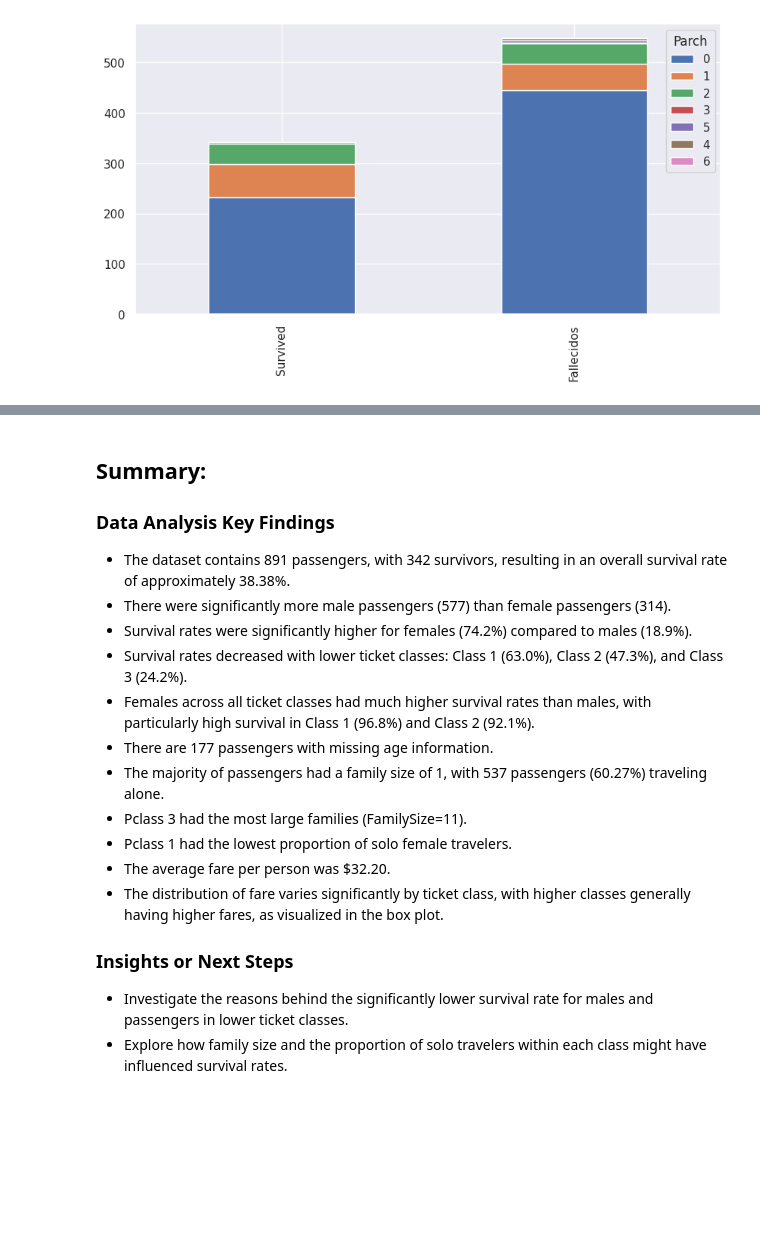
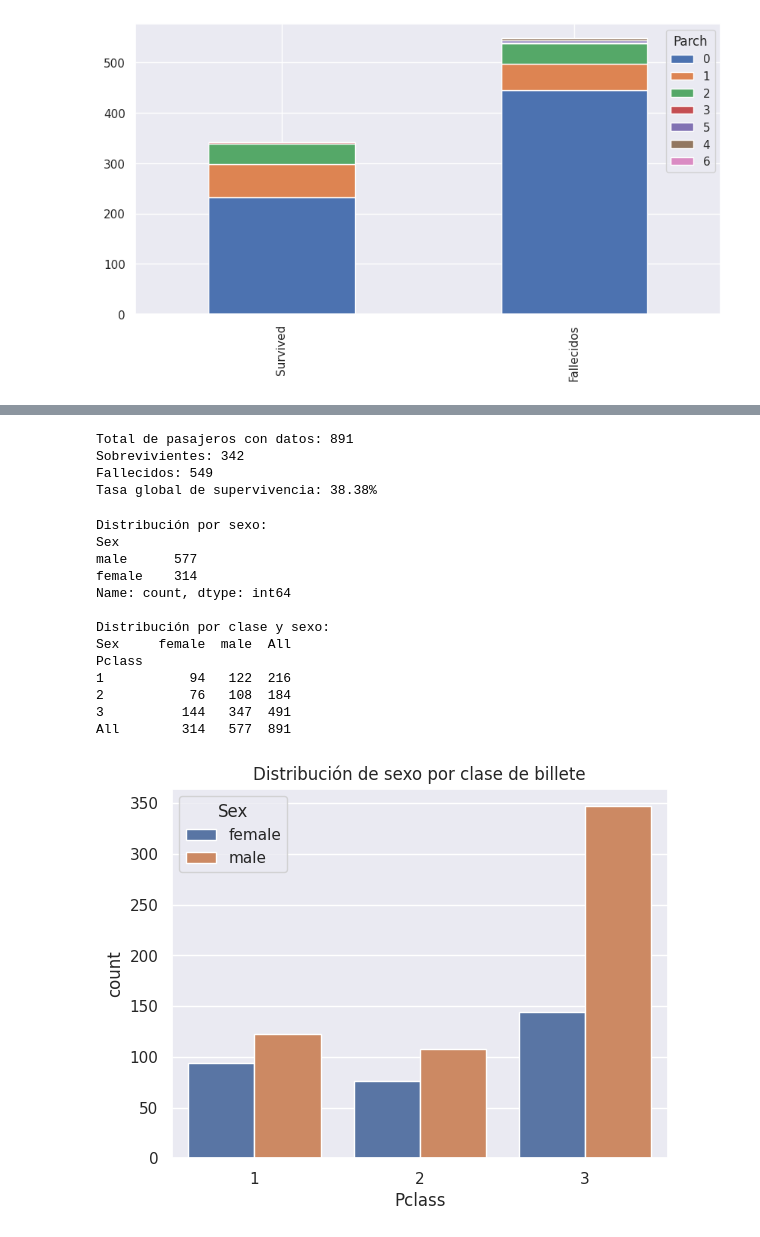
Before and after one commit to EmmanueDavidL/Ciencia_De_Datos2025, a Jupyter notebook: TITANIC.ipynb, the cells around one changed output, grey strips where cells are left out. Drawn from its saved outputs; the diff is of its cells as text; code cells hidden in the pictures; blank space fills up the shorter version.

```diff
--- a/TITANIC.ipynb
+++ b/TITANIC.ipynb
@@ -514,21 +119,59 @@ plt.show()
-# %% [markdown]
-## Summary:
-
-### Data Analysis Key Findings
-
-*   The dataset contains 891 passengers, with 342 survivors, resulting in an overall survival rate of approximately 38.38%.
-*   There were significantly more male passengers (577) than female passengers (314).
-*   Survival rates were significantly higher for females (74.2%) compared to males (18.9%).
-*   Survival rates decreased with lower ticket classes: Class 1 (63.0%), Class 2 (47.3%), and Class 3 (24.2%).
-*   Females across all ticket classes had much higher survival rates than males, with particularly high survival in Class 1 (96.8%) and Class 2 (92.1%).
-*   There are 177 passengers with missing age information.
-*   The majority of passengers had a family size of 1, with 537 passengers (60.27%) traveling alone.
-*   Pclass 3 had the most large families (FamilySize=11).
-*   Pclass 1 had the lowest proportion of solo female travelers.
-*   The average fare per person was \$32.20.
-*   The distribution of fare varies significantly by ticket class, with higher classes generally having higher fares, as visualized in the box plot.
-
-### Insights or Next Steps
-
-*   Investigate the reasons behind the significantly lower survival rate for males and passengers in lower ticket classes.
-*   Explore how family size and the proportion of solo travelers within each class might have influenced survival rates.
+# %%
+# ==========================================
+# ANÁLISIS EXPLORATORIO DEL TITANIC - RESPUESTAS
+# ==========================================
+import pandas as pd
+import numpy as np
+import seaborn as sns
+import matplotlib.pyplot as plt
+
+# Cargar dataset
+df = pd.read_csv("https://raw.githubusercontent.com/nt246/NTRES-6100-data-science/master/datasets/Titanic.csv")
+
+# ==============================
+# 1️⃣ Cantidad total, sobrevivientes y tasa global
+# ==============================
+total = len(df)
+sobrevivientes = df["Survived"].sum()
+fallecidos = total - sobrevivientes
+tasa_supervivencia = sobrevivientes / total * 100
+
+print(f"Total de pasajeros con datos: {total}")
+print(f"Sobrevivientes: {sobrevivientes}")
+print(f"Fallecidos: {fallecidos}")
+print(f"Tasa global de supervivencia: {tasa_supervivencia:.2f}%")
+# %% [output]
+Total de pasajeros con datos: 891
+Sobrevivientes: 342
+Fallecidos: 549
+Tasa global de supervivencia: 38.38%
+# %%
+# ==============================
+# 2️⃣ Distribución por sexo y clase
+# ==============================
+sexo = df["Sex"].value_counts()
+print("\nDistribución por sexo:")
+print(sexo)
+
+sexo_clase = pd.crosstab(df["Pclass"], df["Sex"], margins=True)
+print("\nDistribución por clase y sexo:")
+print(sexo_clase)
+
+sns.countplot(x="Pclass", hue="Sex", data=df)
+plt.title("Distribución de sexo por clase de billete")
+plt.show()
+# %% [output]
+Distribución por sexo:
+Sex
+male      577
+female    314
+Name: count, dtype: int64
+
+Distribución por clase y sexo:
+Sex     female  male  All
+Pclass
+1           94   122  216
+2           76   108  184
+3          144   347  491
+All        314   577  891
+[figure, added]
```
Also changed, not shown: parts of 49 cells of this notebook.
